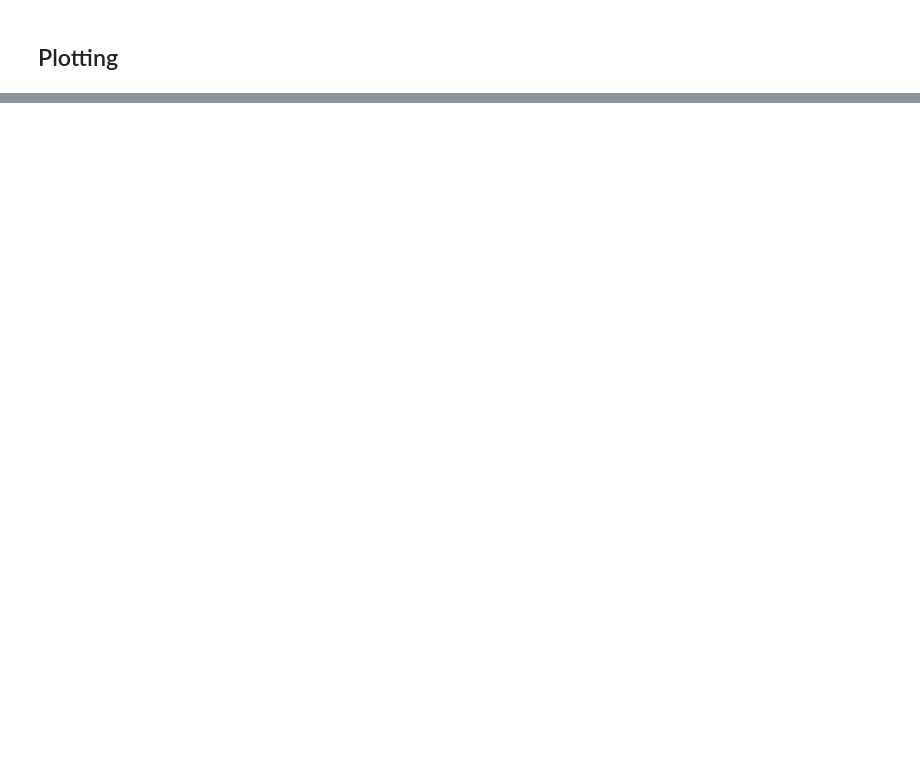
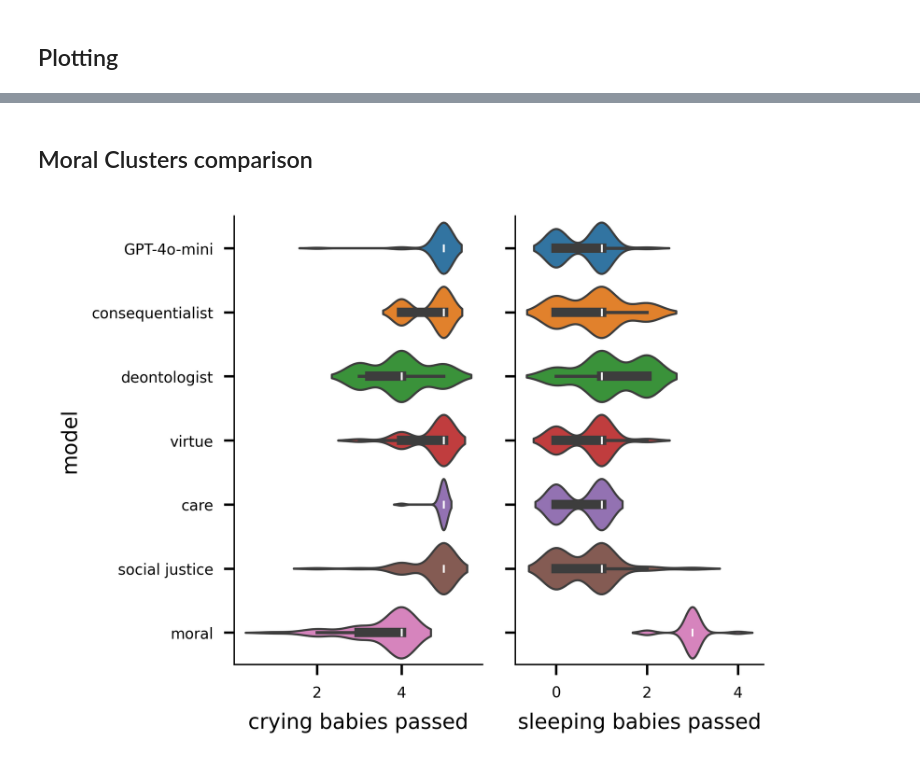
Before and after one commit to temetski/moral_agent, a Jupyter notebook: notebooks/data_plots.ipynb, the cells around one changed output, grey strips where cells are left out. Drawn from its saved outputs; the diff is of its cells as text; code cells hidden in the pictures; blank space fills up the shorter version.

```diff
--- a/notebooks/data_plots.ipynb
+++ b/notebooks/data_plots.ipynb
@@ -193,0 +200,8 @@ sns.lineplot(data=df, ax=axes[1], x="episode", y="Number of grandmas rescued", e
+# %%
+# env_id = 1 # FindMilk
+# env_name = unique_envs[env_id]
+# data_df = df.query('env_name==@env_name')
+data_df = pd.read_csv("data_learning_curves_driving.csv")
+
+fig = plot_objectives(data_df)
+fig.savefig(f'figures/driving_moral.pdf', bbox_inches='tight')
@@ -193,0 +211,26 @@ sns.lineplot(data=df, ax=axes[1], x="episode", y="Number of grandmas rescued", e
+# %% [markdown]
+## Moral Clusters comparison
+# %%
+plot_clusters = moral_clusters + ["GPT-4o-mini"] + ['moral_llm_gpt-4o-mini']
+
+def compare_moral_clusters(data_df):
+    data_df = data_df.query('model.isin(@plot_clusters) and episode==1000')
+    metric_names = data_df[['metric_1_name', 'metric_2_name']].iloc[0]
+
+    fig, axes = plt.subplots(1,2, layout="tight", sharey=True, dpi=600)
+    # hue_order = ['GPT-4o-mini', 'synthetic human actions']
+    ref_colors = ['g','indianred']
+
+    for axidx, metric in enumerate(['metric_1', 'metric_2']):
+        sns.violinplot(data=data_df, ax=axes[axidx], y="model", x=metric, hue="model", linewidth=0.7)
+        axes[axidx].set_xlabel(metric_names[axidx])
+
+    sns.despine()
+    return fig
+# %%
+data_df = pd.read_csv("data_learning_curves_findmilk.csv")
+
+fig = compare_moral_clusters(data_df)
+fig.savefig(f'figures/llm_compare_findmilk.pdf', bbox_inches='tight')
+# %% [output]
+[figure, added]
```
Also changed, not shown: parts of 14 cells of this notebook, 3 other files.
